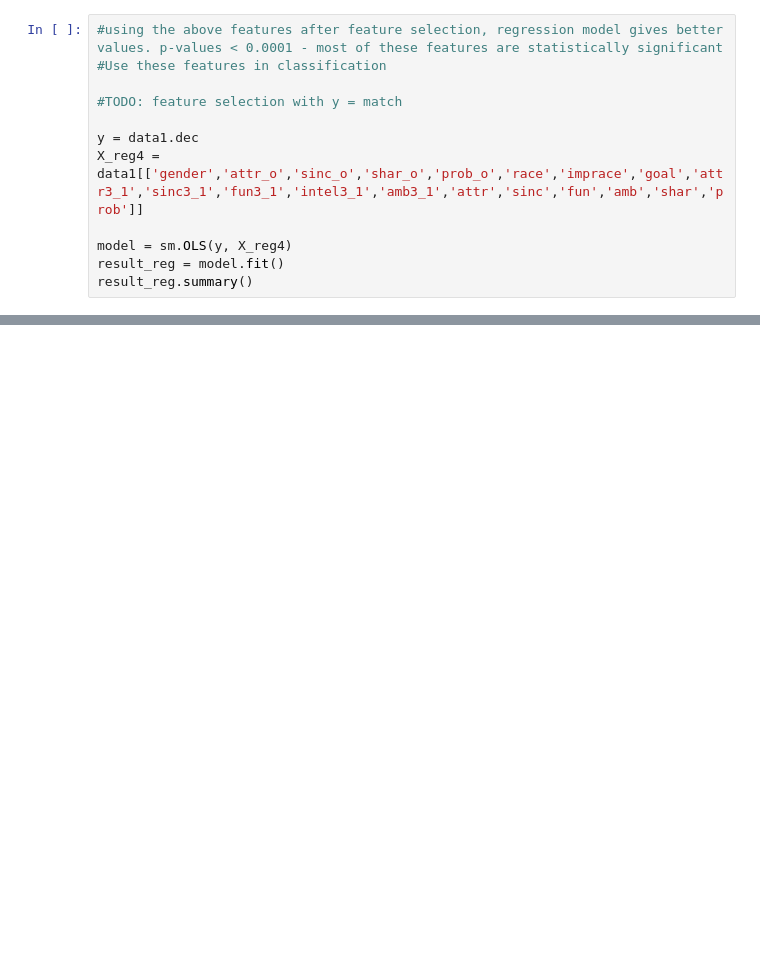
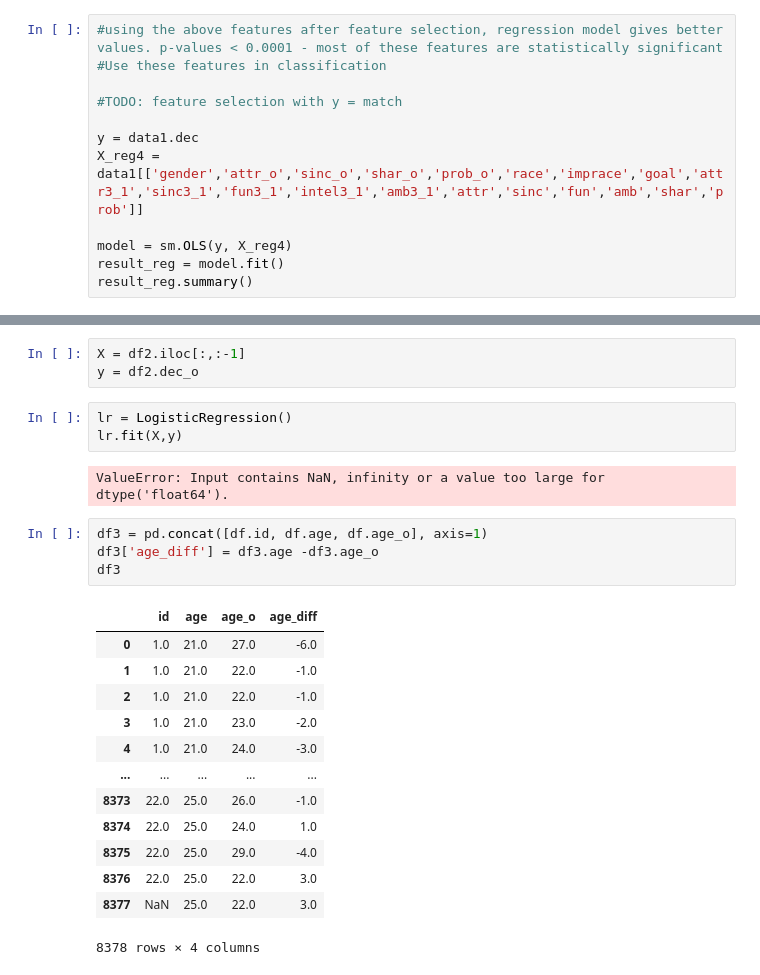
Before and after one commit to eyl1532/speed-dating-analysis, a Jupyter notebook: new_RFEregression.ipynb, the cells around one changed output, grey strips where cells are left out. Cells and saved outputs as stored; diff of their text form; blank space fills up the shorter version.

```diff
--- a/new_RFEregression.ipynb
+++ b/new_RFEregression.ipynb
@@ -121,0 +208,26 @@ result_reg.summary()
+# %%
+X = df2.iloc[:,:-1]
+y = df2.dec_o
+# %%
+lr = LogisticRegression()
+lr.fit(X,y)
+# %% [output]
+ValueError: Input contains NaN, infinity or a value too large for dtype('float64').
+# %%
+df3 = pd.concat([df.id, df.age, df.age_o], axis=1)
+df3['age_diff'] = df3.age -df3.age_o
+df3
+# %% [output]
+|  | id | age | age_o | age_diff |
+| 0 | 1.0 | 21.0 | 27.0 | -6.0 |
+| 1 | 1.0 | 21.0 | 22.0 | -1.0 |
+| 2 | 1.0 | 21.0 | 22.0 | -1.0 |
+| 3 | 1.0 | 21.0 | 23.0 | -2.0 |
+| 4 | 1.0 | 21.0 | 24.0 | -3.0 |
+| ... | ... | ... | ... | ... |
+| 8373 | 22.0 | 25.0 | 26.0 | -1.0 |
+| 8374 | 22.0 | 25.0 | 24.0 | 1.0 |
+| 8375 | 22.0 | 25.0 | 29.0 | -4.0 |
+| 8376 | 22.0 | 25.0 | 22.0 | 3.0 |
+| 8377 | NaN | 25.0 | 22.0 | 3.0 |
+8378 rows × 4 columns
```
Also changed, not shown: parts of 16 cells of this notebook.
